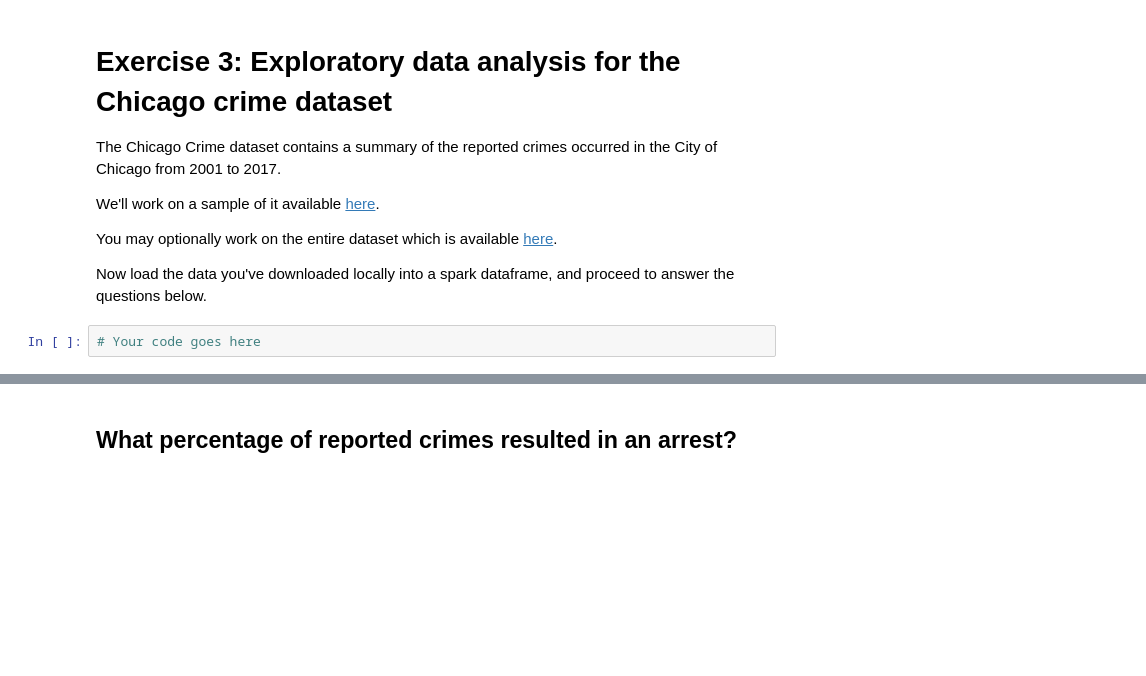
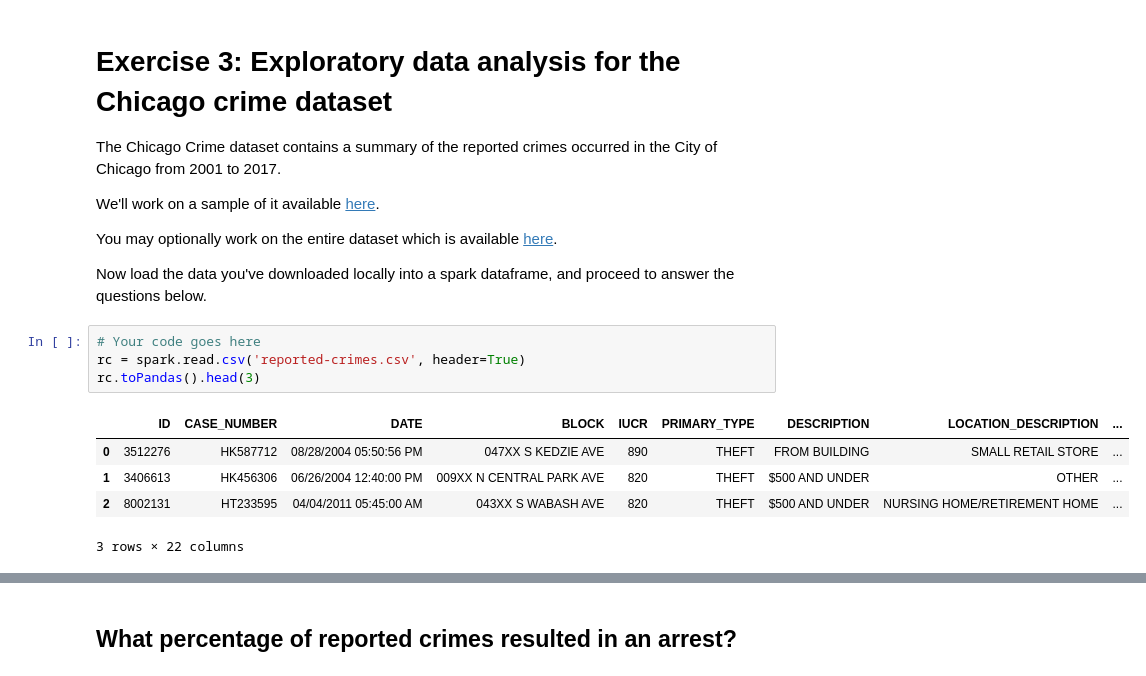
Before and after one commit to hanlululu/02807-Computational-tools-for-Data-Science, a Jupyter notebook: Week7/exercises_week_7.ipynb, the cells around one changed output, grey strips where cells are left out. Cells and saved outputs as stored; diff of their text form; blank space fills up the shorter version.

```diff
--- a/Week7/exercises_week_7.ipynb
+++ b/Week7/exercises_week_7.ipynb
@@ -114,5 +232,13 @@ We'll work on a sample of it available [here](https://courses.compute.dtu.dk/028
 You may optionally work on the entire dataset which is available [here](https://data.cityofchicago.org/api/views/ijzp-q8t2/rows.csv?accessType=DOWNLOAD).
 
 Now load the data you've downloaded locally into a spark dataframe, and proceed to answer the questions below.
-# %%
-# Your code goes here
+# %%
+# Your code goes here
+rc = spark.read.csv('reported-crimes.csv', header=True)
+rc.toPandas().head(3)
+# %% [output]
+|  | ID | CASE_NUMBER | DATE | BLOCK | IUCR | PRIMARY_TYPE | DESCRIPTION | LOCATION_DESCRIPTION | ... |
+| 0 | 3512276 | HK587712 | 08/28/2004 05:50:56 PM | 047XX S KEDZIE AVE | 890 | THEFT | FROM BUILDING | SMALL RETAIL STORE | ... |
+| 1 | 3406613 | HK456306 | 06/26/2004 12:40:00 PM | 009XX N CENTRAL PARK AVE | 820 | THEFT | $500 AND UNDER | OTHER | ... |
+| 2 | 8002131 | HT233595 | 04/04/2011 05:45:00 AM | 043XX S WABASH AVE | 820 | THEFT | $500 AND UNDER | NURSING HOME/RETIREMENT HOME | ... |
+3 rows × 22 columns
```
Also changed, not shown: parts of 28 cells of this notebook, 3 other files.
